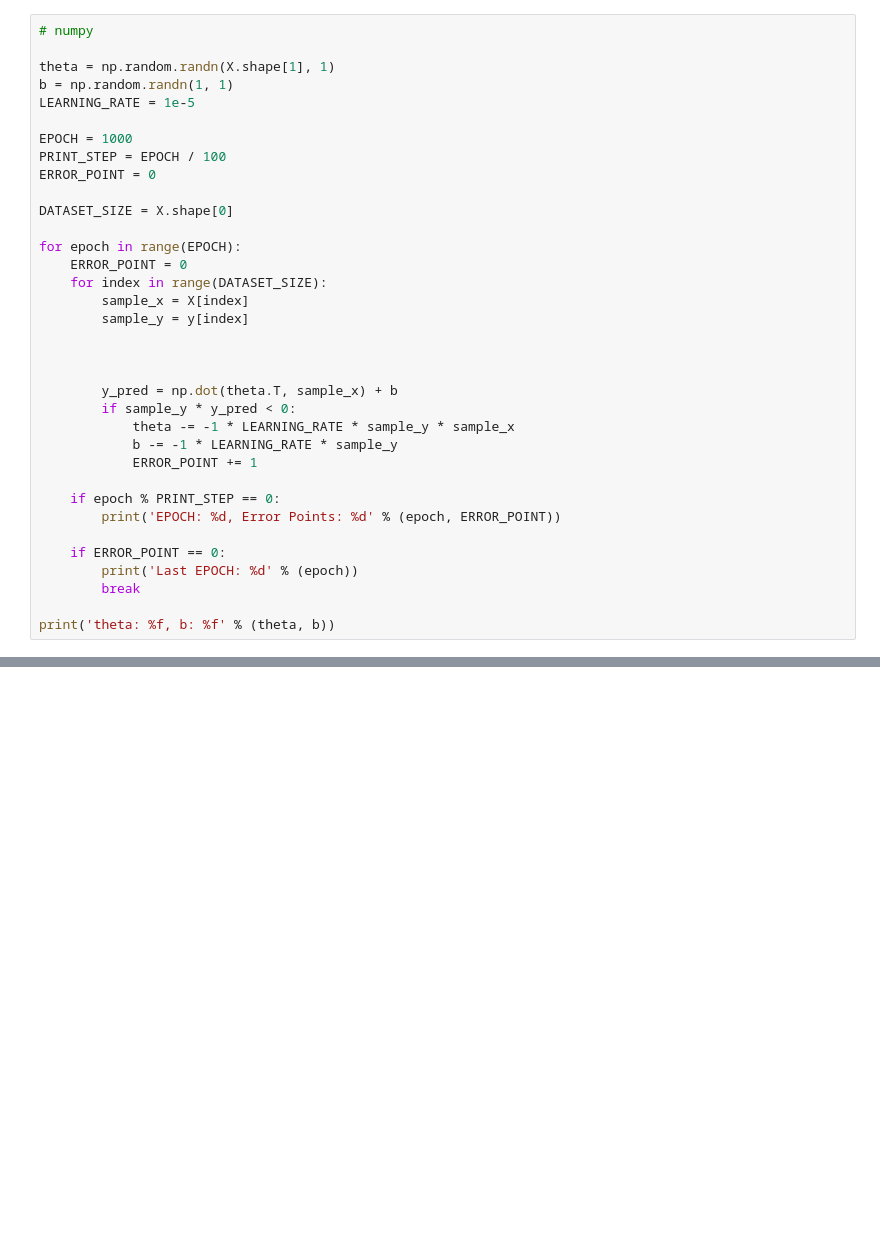
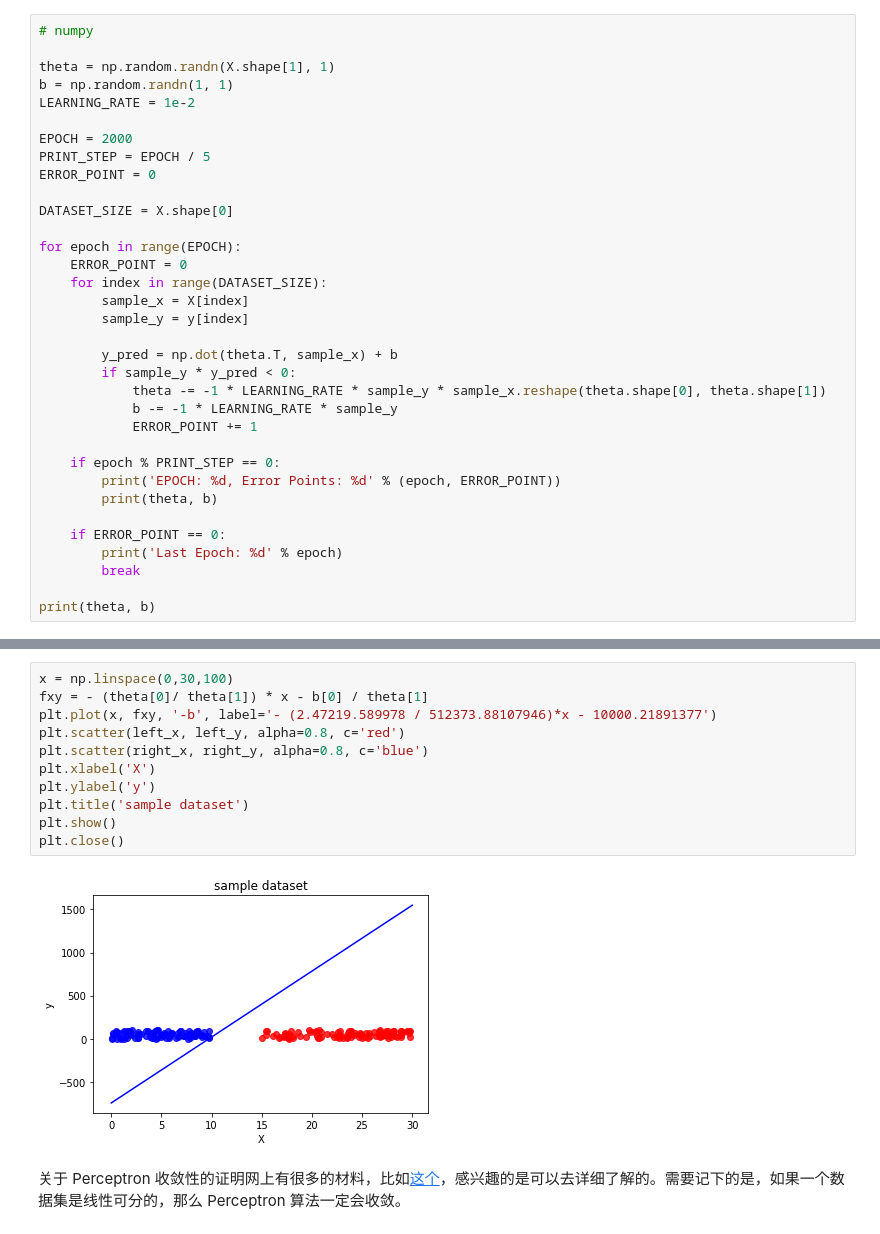
Before and after one commit to hailingu/MLFM, a Jupyter notebook: Chapter 4 Perceptron.ipynb, the cells around one changed output, grey strips where cells are left out. Cells and saved outputs as stored; diff of their text form; blank space fills up the shorter version.

```diff
--- a/Chapter 4 Perceptron.ipynb
+++ b/Chapter 4 Perceptron.ipynb
@@ -38,10 +38,10 @@ y = np.r_[np.ones(100), -1 * np.ones(100)]
 
 theta = np.random.randn(X.shape[1], 1)
 b = np.random.randn(1, 1)
-LEARNING_RATE = 1e-5
+LEARNING_RATE = 1e-2
 
-EPOCH = 1000
-PRINT_STEP = EPOCH / 100
+EPOCH = 2000
+PRINT_STEP = EPOCH / 5
 ERROR_POINT = 0
 
 DATASET_SIZE = X.shape[0]
@@ -52,19 +52,18 @@ for epoch in range(EPOCH):
         sample_x = X[index]
         sample_y = y[index]
 
-
-
         y_pred = np.dot(theta.T, sample_x) + b
         if sample_y * y_pred < 0:
-            theta -= -1 * LEARNING_RATE * sample_y * sample_x
+            theta -= -1 * LEARNING_RATE * sample_y * sample_x.reshape(theta.shape[0], theta.shape[1])
             b -= -1 * LEARNING_RATE * sample_y
             ERROR_POINT += 1
 
     if epoch % PRINT_STEP == 0:
         print('EPOCH: %d, Error Points: %d' % (epoch, ERROR_POINT))
+        print(theta, b)
 
     if ERROR_POINT == 0:
-        print('Last EPOCH: %d' % (epoch))
+        print('Last Epoch: %d' % epoch)
         break
 
-print('theta: %f, b: %f' % (theta, b))
+print(theta, b)
@@ -70,0 +77,15 @@ print('theta: %f, b: %f' % (theta, b))
+# %%
+x = np.linspace(0,30,100)
+fxy = - (theta[0]/ theta[1]) * x - b[0] / theta[1]
+plt.plot(x, fxy, '-b', label='- (2.47219.589978 / 512373.88107946)*x - 10000.21891377')
+plt.scatter(left_x, left_y, alpha=0.8, c='red')
+plt.scatter(right_x, right_y, alpha=0.8, c='blue')
+plt.xlabel('X')
+plt.ylabel('y')
+plt.title('sample dataset')
+plt.show()
+plt.close()
+# %% [output]
+[figure, added]
+# %% [markdown]
+关于 Perceptron 收敛性的证明网上有很多的材料，比如[这个](http://www.cs.columbia.edu/~mcollins/courses/6998-2012/notes/perc.converge.pdf)，感兴趣的是可以去详细了解的。需要记下的是，如果一个数据集是线性可分的，那么 Perceptron 算法一定会收敛。
```
Also changed, not shown: parts of 3 cells of this notebook, 1 other file.
